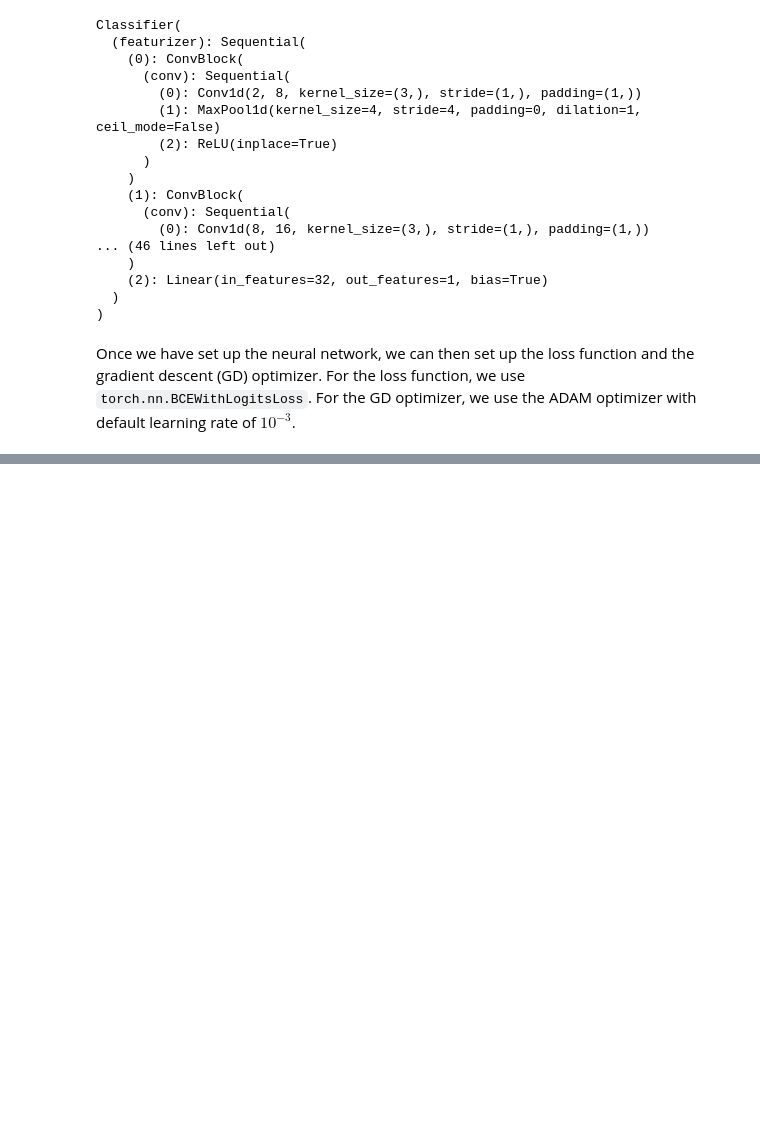
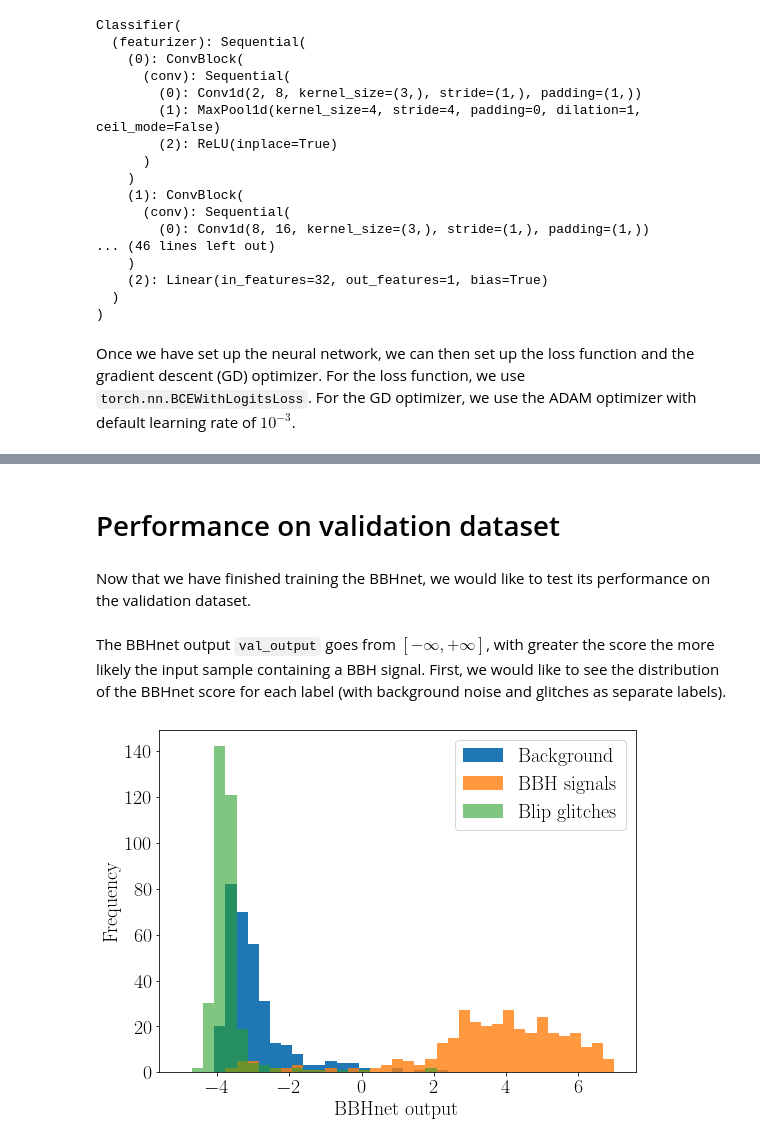
Before and after one commit to trivnguyen/bbh_training, a Jupyter notebook: tutorial/example_training.ipynb, the cells around one changed output, grey strips where cells are left out. Cells and saved outputs as stored; diff of their text form; code cells hidden in the pictures; blank space fills up the shorter version.

Commit message:
add post-validation analysis to tutorial nb

```diff
--- a/tutorial/example_training.ipynb
+++ b/tutorial/example_training.ipynb
@@ -72,6 +74,15 @@ print('Train label shape: {}'.format(train_label.shape))
 print('Val data shape: {}'.format(val_data.shape))
 print('Val corr shape: {}'.format(val_corr.shape))
 print('Val label shape: {}'.format(val_label.shape))
+
+# Because glitches are labeled 2, we want to combine glitch and background as label 0
+# also reshape true label from [N, 1] to [N, ] for convienience later
+train_true_label = copy.deepcopy(train_label)
+train_true_label = train_true_label.ravel()
+train_label[train_label==2] = 0
+val_true_label = copy.deepcopy(val_label)
+val_true_label = val_true_label.ravel()
+val_label[val_label==2] = 0
 # %% [output]
 Train data shape: (5000, 2, 1024)
 Train corr shape: (5000, 80)
@@ -323,0 +352,39 @@ for ep in range(30):
+# %% [markdown]
+# Performance on validation dataset
+# %% [markdown]
+Now that we have finished training the BBHnet, we would like to test its performance on the validation dataset.
+# %%
+val_output = []
+with torch.no_grad():
+    for batch in val_loader:
+        # Type conversion and move batch to GPU if needed
+        x = batch[0].float().to(device)
+        y = batch[1].float().to(device)   # torch.nn.BCELoss takes in loss
+        x_corr = batch[2].float().to(device)
+
+        # Forward pass and calculate loss
+        yhat = net(x, x_corr)
+        val_output.append(yhat.cpu().numpy())
+val_output = np.concatenate(val_output)
+val_output = val_output.ravel()   # change from [N, 1] to [N, ]
+# %% [markdown]
+The BBHnet output `val_output` goes from $[-\infty, +\infty]$, with greater the score the more likely the input sample containing a BBH signal.
+First, we would like to see the distribution of the BBHnet score for each label (with background noise and glitches as separate labels).
+# %%
+fig, ax = plt.subplots()
+
+bins = np.linspace(-5, 7, 40)
+ax.hist(val_output[val_true_label==0], bins,
+        label='Background')
+ax.hist(val_output[val_true_label==1], bins, alpha=0.8,
+        label='BBH signals')
+ax.hist(val_output[val_true_label==2], bins, alpha=0.6,
+        label='Blip glitches')
+ax.set_xlabel('BBHnet output')
+ax.set_ylabel('Frequency')
+# ax.set_yscale('log')
+ax.legend(loc=0)
+
+fig.tight_layout()
+# %% [output]
+[figure, added]
```
Also changed, not shown: parts of 10 cells of this notebook.
